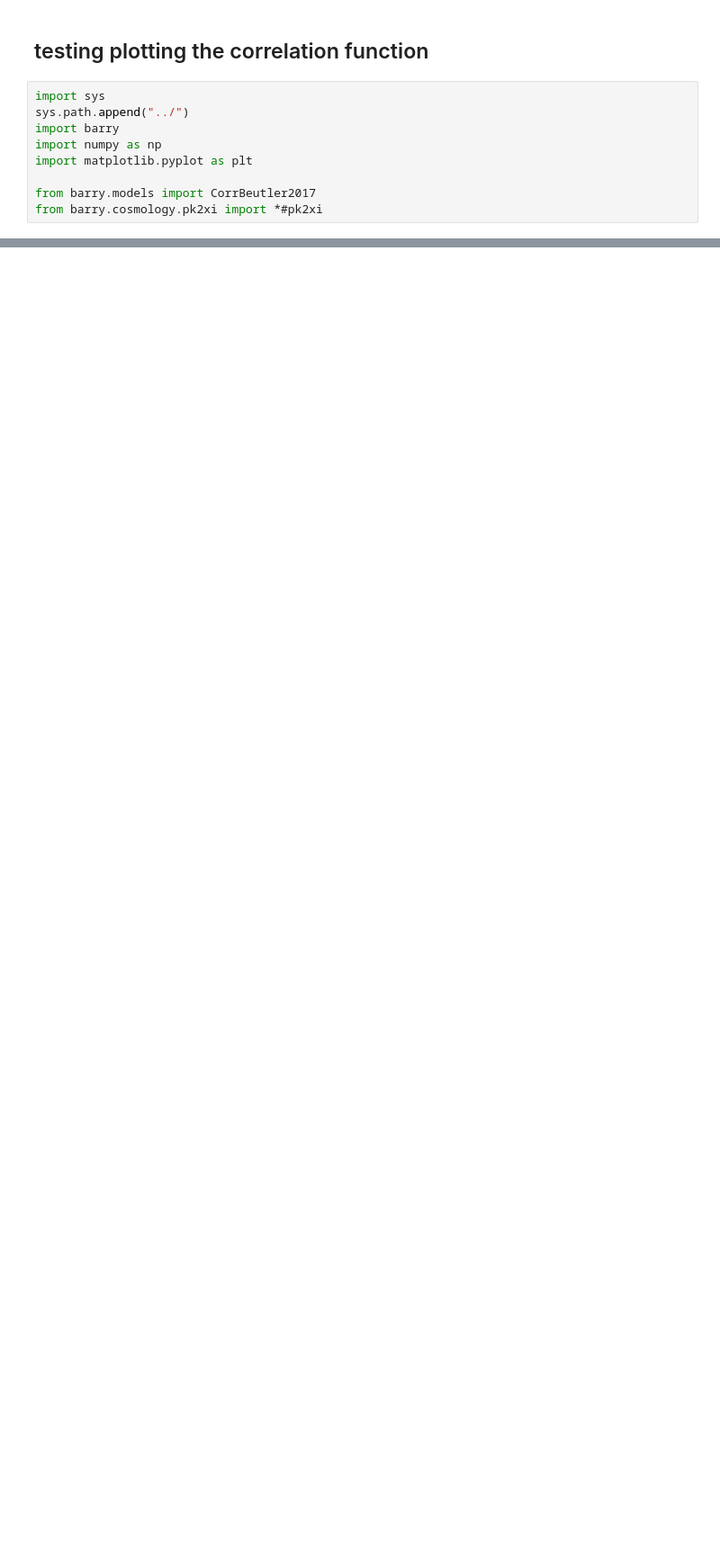
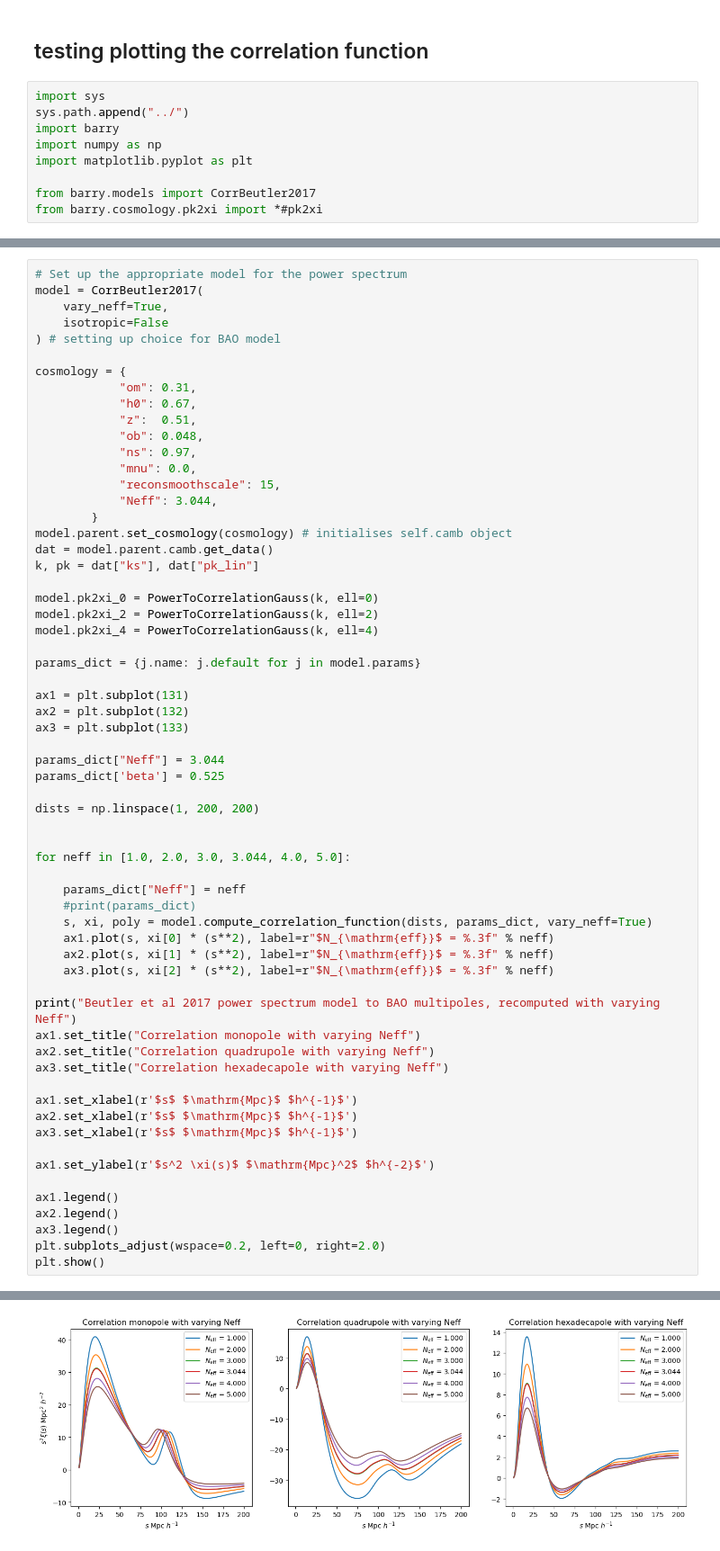
Before and after one commit to abbew25/Barry, a Jupyter notebook: investigations/investigation_Neff.ipynb, the cells around one changed output, grey strips where cells are left out. Shown at 90% size. Cells and saved outputs as stored; diff of their text form; blank space fills up the shorter version.

```diff
--- a/investigations/investigation_Neff.ipynb
+++ b/investigations/investigation_Neff.ipynb
@@ -892,0 +895,63 @@ Beutler et al 2017 power spectrum model to BAO, recomputed with varying Neff
+# %%
+# Set up the appropriate model for the power spectrum
+model = CorrBeutler2017(
+    vary_neff=True,
+    isotropic=False
+) # setting up choice for BAO model
+
+cosmology = {
+            "om": 0.31,
+            "h0": 0.67,
+            "z":  0.51,
+            "ob": 0.048,
+            "ns": 0.97,
+            "mnu": 0.0,
+            "reconsmoothscale": 15,
+            "Neff": 3.044,
+        }
+model.parent.set_cosmology(cosmology) # initialises self.camb object
+dat = model.parent.camb.get_data()
+k, pk = dat["ks"], dat["pk_lin"]
+
+model.pk2xi_0 = PowerToCorrelationGauss(k, ell=0)
+model.pk2xi_2 = PowerToCorrelationGauss(k, ell=2)
+model.pk2xi_4 = PowerToCorrelationGauss(k, ell=4)
+
+params_dict = {j.name: j.default for j in model.params}
+
+ax1 = plt.subplot(131)
+ax2 = plt.subplot(132)
+ax3 = plt.subplot(133)
+
+params_dict["Neff"] = 3.044
+params_dict['beta'] = 0.525
+
+dists = np.linspace(1, 200, 200)
+
+
+for neff in [1.0, 2.0, 3.0, 3.044, 4.0, 5.0]:
+
+    params_dict["Neff"] = neff
+    #print(params_dict)
+    s, xi, poly = model.compute_correlation_function(dists, params_dict, vary_neff=True)
+    ax1.plot(s, xi[0] * (s**2), label=r"$N_{\mathrm{eff}}$ = %.3f" % neff)
+    ax2.plot(s, xi[1] * (s**2), label=r"$N_{\mathrm{eff}}$ = %.3f" % neff)
+    ax3.plot(s, xi[2] * (s**2), label=r"$N_{\mathrm{eff}}$ = %.3f" % neff)
+
+print("Beutler et al 2017 power spectrum model to BAO multipoles, recomputed with varying Neff")
+ax1.set_title("Correlation monopole with varying Neff")
+ax2.set_title("Correlation quadrupole with varying Neff")
+ax3.set_title("Correlation hexadecapole with varying Neff")
+
+ax1.set_xlabel(r'$s$ $\mathrm{Mpc}$ $h^{-1}$')
+ax2.set_xlabel(r'$s$ $\mathrm{Mpc}$ $h^{-1}$')
+ax3.set_xlabel(r'$s$ $\mathrm{Mpc}$ $h^{-1}$')
+
+ax1.set_ylabel(r'$s^2 \xi(s)$ $\mathrm{Mpc}^2$ $h^{-2}$')
+
+ax1.legend()
+ax2.legend()
+ax3.legend()
+plt.subplots_adjust(wspace=0.2, left=0, right=2.0)
+plt.show()
+# %% [output]
@@ -892,0 +959 @@ Beutler et al 2017 power spectrum model to BAO, recomputed with varying Neff
+[figure, added]
```
Also changed, not shown: parts of 5 cells of this notebook, 2 other files.
